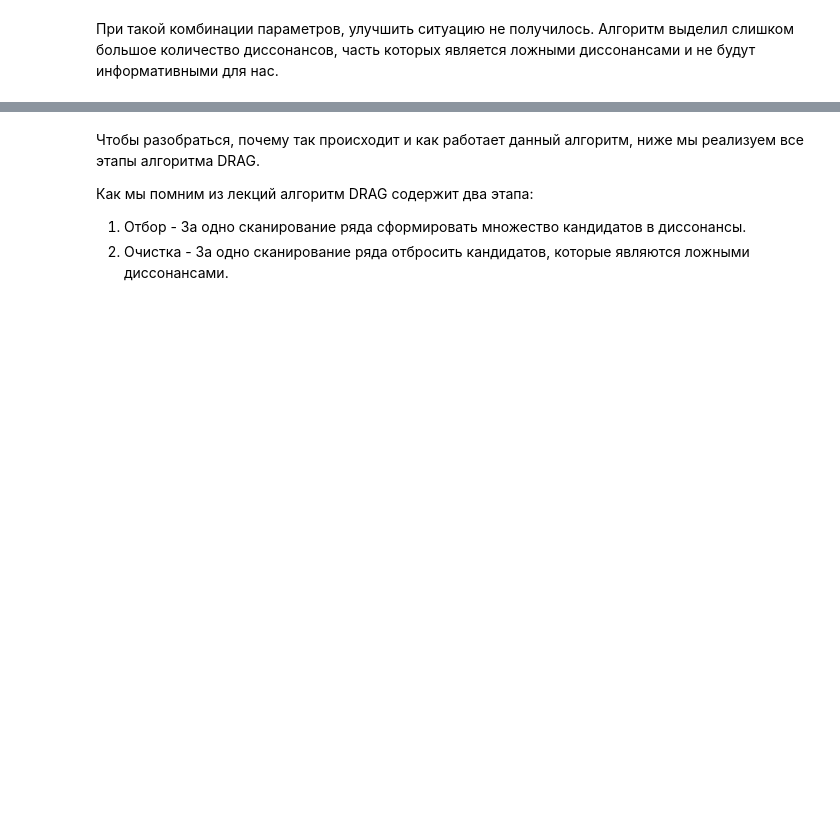
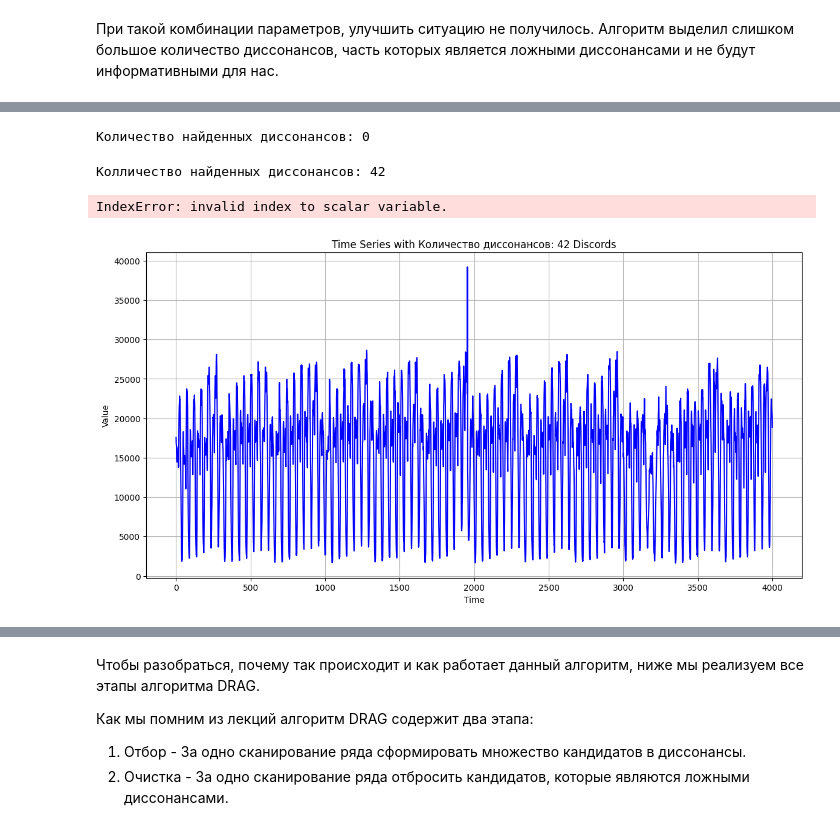
Before and after one commit to konstaya/2024-Kuznetcova-TimeSeriesCourse, a Jupyter notebook: practice/03 Discords/03 Discords.ipynb, the cells around one changed output, grey strips where cells are left out. Cells and saved outputs as stored; diff of their text form; code cells hidden in the pictures; blank space fills up the shorter version.

```diff
--- a/practice/03 Discords/03 Discords.ipynb
+++ b/practice/03 Discords/03 Discords.ipynb
@@ -222,3 +242,25 @@ print(f'Колличество найденных диссонансов: {len(i
 ![second-graph](pics/fig_ex_2.png)
 # %%
 # INSERT YOUR CODE
+data = nyc_taxi
+
+m = 50
+r = 10
+idxs, _, _ = DRAG(data,m,r)
+print(f'Количество найденных диссонансов: {len(idxs)}')
+# %% [output]
+Количество найденных диссонансов: 0
+# %%
+m = 50
+r = 1
+idxs, _, _ = DRAG(data, m, r)
+print(f'Колличество найденных диссонансов: {len(idxs)}')
+# %% [output]
+Колличество найденных диссонансов: 42
+# %%
+fig1 = get_plot(data, idxs, fill_color='lightsteelblue',
+                title='Количество диссонансов: ' + str(len(idxs)))
+plt.show(fig1)
+# %% [output]
+IndexError: invalid index to scalar variable.
+[figure, added]
```
Also changed, not shown: parts of 10 cells of this notebook.
